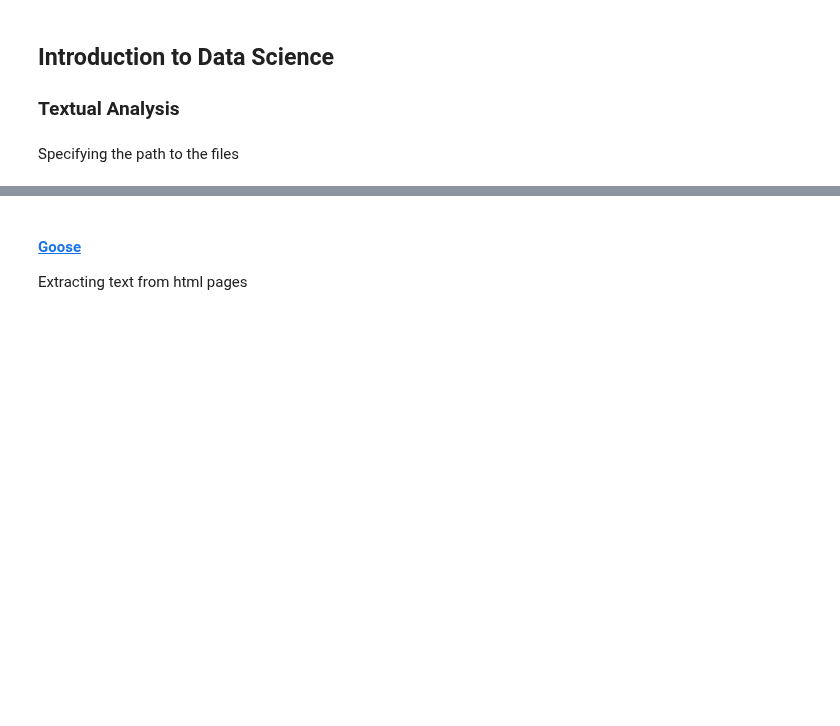
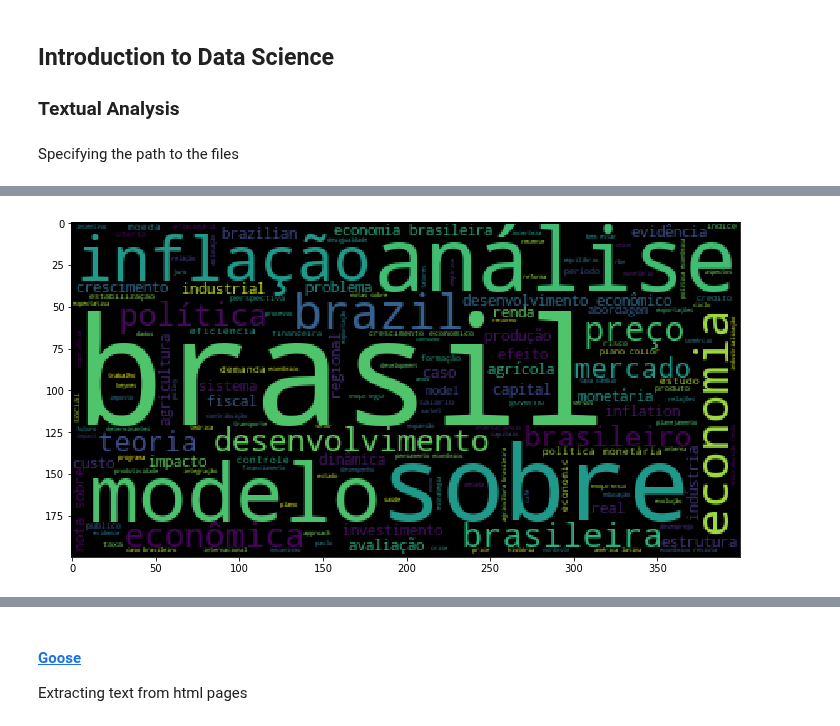
Before and after one commit to rsouza/FGV_Intro_DS, a Jupyter notebook: notebooks/8-EDA_Textual_Analysis.ipynb, the cells around one changed output, grey strips where cells are left out. Cells and saved outputs as stored; diff of their text form; code cells hidden in the pictures; blank space fills up the shorter version.

```diff
--- a/notebooks/8-EDA_Textual_Analysis.ipynb
+++ b/notebooks/8-EDA_Textual_Analysis.ipynb
@@ -41,0 +100,4 @@ oplexicon = 'oplexicon_v3.0/lexico_v3.0.txt'
+# %%
+df['texto'] = df['Título do artigo'] + " "
+textos = df['texto'].sum()
+textos[0:1000]
@@ -41,0 +106,13 @@ oplexicon = 'oplexicon_v3.0/lexico_v3.0.txt'
+# %%
+stop_pt = nltk.corpus.stopwords.words('portuguese')
+stop_en = nltk.corpus.stopwords.words('english')
+stopwords = stop_en + stop_pt
+stopwords.extend(['-',''])
+# %%
+lista = textos.split()
+lista = [l.strip().lower() for l in lista]
+lista = [l.strip(string.punctuation) for l in lista]
+lista = [l for l in lista if l not in stopwords]
+
+freqdist = Counter(lista)
+freqdist.most_common(30)
@@ -41,0 +137,9 @@ oplexicon = 'oplexicon_v3.0/lexico_v3.0.txt'
+# %%
+texto_limpo = ' '.join(lista)
+wordcloud = WordCloud().generate(texto_limpo)
+# %%
+fig, ax = plt.subplots(figsize=(10, 10))
+ax.imshow(wordcloud, interpolation='nearest')
+plt.tight_layout()
+# %% [output]
+[figure, added]
```
Also changed, not shown: parts of 115 cells of this notebook, 4 other files.
